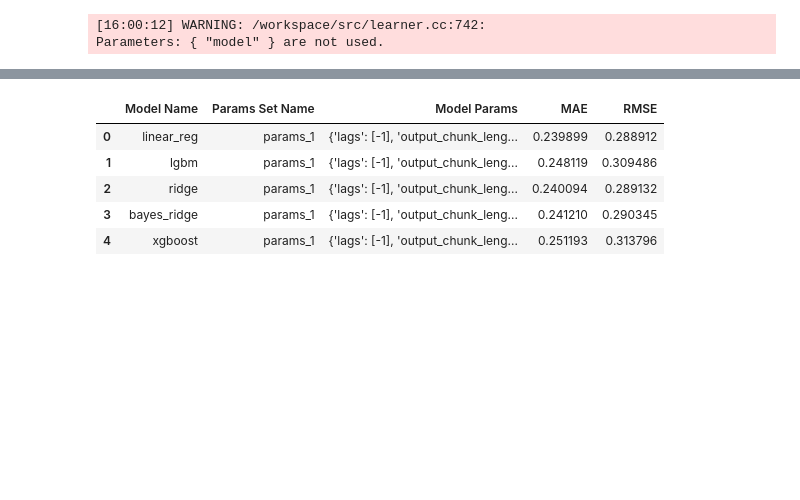
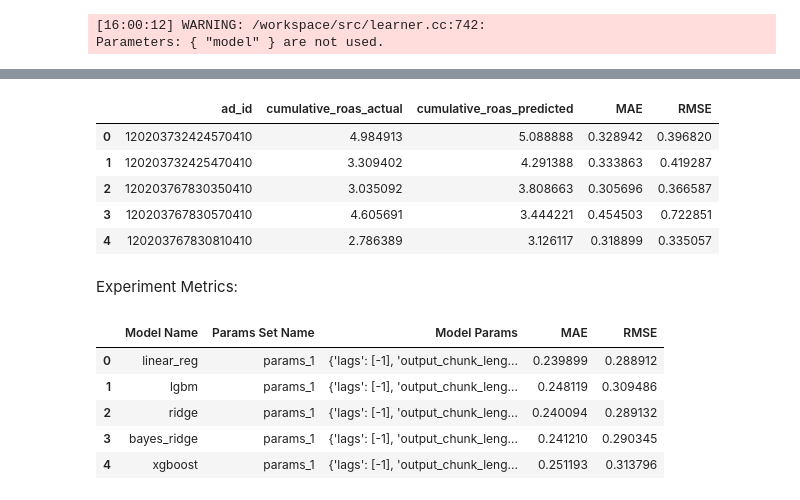
Before and after one commit to rfmanz/campaign_value_prediction, a Jupyter notebook: run.ipynb, the cells around one changed output, grey strips where cells are left out. Drawn from its saved outputs; the diff is of its cells as text; code cells hidden in the pictures; blank space fills up the shorter version.

```diff
--- a/run.ipynb
+++ b/run.ipynb
@@ -557,3 +578,14 @@ Parameters: { "model" } are not used.
+# %%
+perf_per_ad(results_forecasts_dict['linear_reg_params_1_forecast']).head()
+# %% [output]
+|  | ad_id | cumulative_roas_actual | cumulative_roas_predicted | MAE | RMSE |
+| 0 | 120203732424570410 | 4.984913 | 5.088888 | 0.328942 | 0.396820 |
+| 1 | 120203732425470410 | 3.309402 | 4.291388 | 0.333863 | 0.419287 |
+| 2 | 120203767830350410 | 3.035092 | 3.808663 | 0.305696 | 0.366587 |
+| 3 | 120203767830570410 | 4.605691 | 3.444221 | 0.454503 | 0.722851 |
+| 4 | 120203767830810410 | 2.786389 | 3.126117 | 0.318899 | 0.335057 |
+# %% [markdown]
+Experiment Metrics:
 # %%
 metrics_df
 # %% [output]
```
Also changed, not shown: parts of 7 cells of this notebook, 2 other files.
